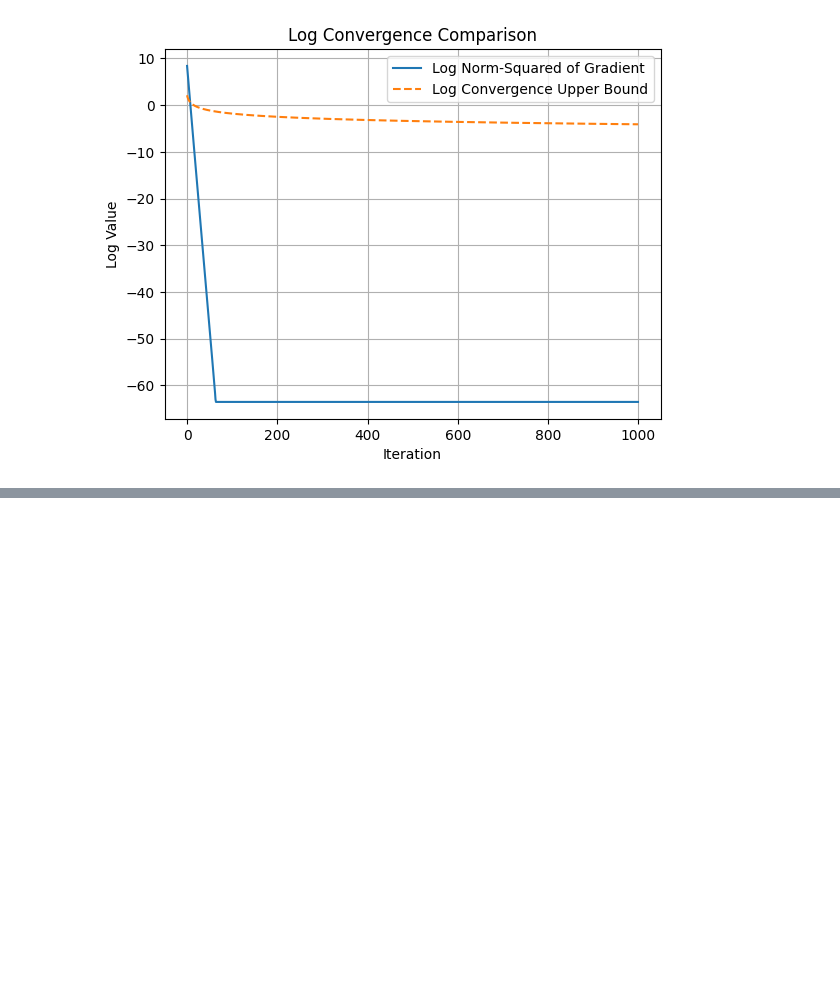
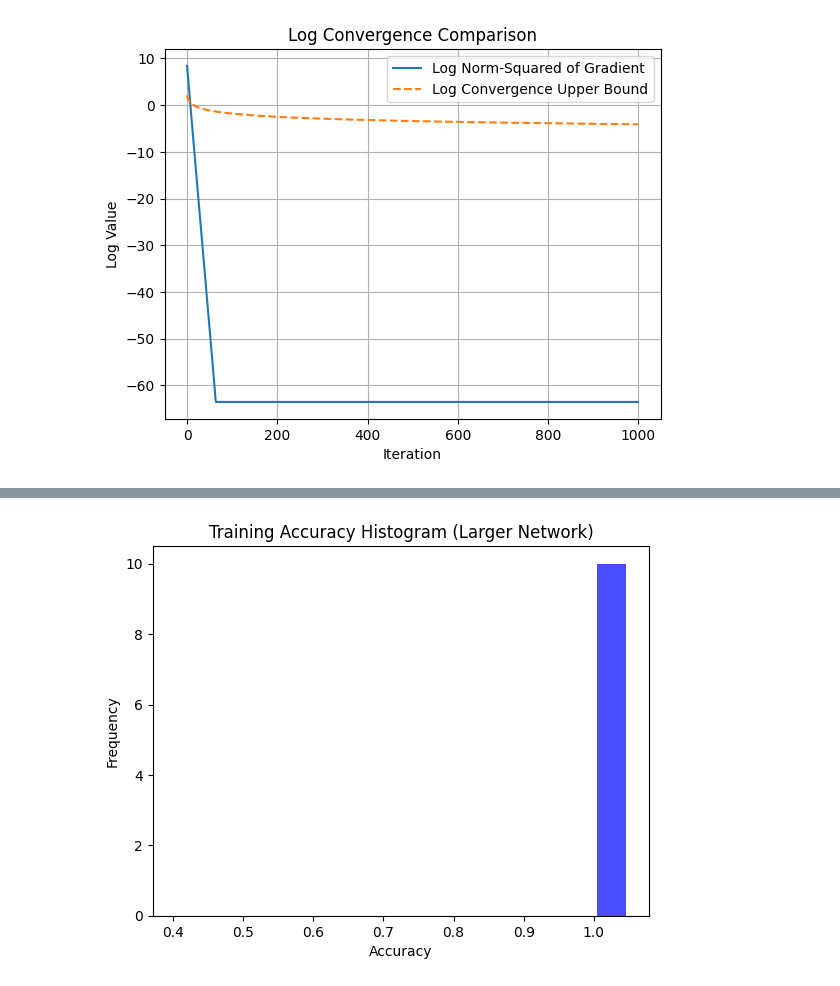
Before and after one commit to mukhsadr/assignments-data, a Jupyter notebook: HWA1.ipynb, the cells around one changed output, grey strips where cells are left out. Cells and saved outputs as stored; diff of their text form; code cells hidden in the pictures; blank space fills up the shorter version.

```diff
--- a/HWA1.ipynb
+++ b/HWA1.ipynb
@@ -132,0 +227,91 @@ plt.show()
+# %%
+import numpy as np
+import matplotlib.pyplot as plt
+from sklearn.model_selection import train_test_split
+from sklearn.metrics import accuracy_score
+
+# Load the dataset
+data = np.load('hw1_p2.npy', allow_pickle=True)
+X = data[:, :-1]
+y = data[:, -1]
+
+# Split dataset into training and test sets
+X_train, X_test, y_train, y_test = train_test_split(X, y, test_size=0.2, random_state=42)
+
+# Define MLP with a larger hidden layer (10 neurons)
+class MLP:
+    def __init__(self, input_size, hidden_size, output_size):
+        # Randomly initialize weights and biases
+        self.W1 = np.random.randn(input_size, hidden_size)
+        self.b1 = np.zeros(hidden_size)
+        self.W2 = np.random.randn(hidden_size, output_size)
+        self.b2 = np.zeros(output_size)
+
+    def sigmoid(self, z):
+        return 1 / (1 + np.exp(-z))
+
+    def sigmoid_derivative(self, z):
+        return self.sigmoid(z) * (1 - self.sigmoid(z))
+
+    def forward(self, X):
+        self.Z1 = np.dot(X, self.W1) + self.b1
+        self.A1 = self.sigmoid(self.Z1)
+        self.Z2 = np.dot(self.A1, self.W2) + self.b2
+        self.A2 = self.sigmoid(self.Z2)
+        return self.A2
+
+    def backward(self, X, y, output, learning_rate):
+        m = X.shape[0]
+        dZ2 = output - y
+        dW2 = np.dot(self.A1.T, dZ2) / m
+        db2 = np.sum(dZ2, axis=0) / m
+
+        dZ1 = np.dot(dZ2, self.W2.T) * self.sigmoid_derivative(self.Z1)
+        dW1 = np.dot(X.T, dZ1) / m
+        db1 = np.sum(dZ1, axis=0) / m
+
+        # Update weights and biases
+        self.W2 -= learning_rate * dW2
+        self.b2 -= learning_rate * db2
+        self.W1 -= learning_rate * dW1
+        self.b1 -= learning_rate * db1
+
+    def train(self, X, y, epochs, learning_rate):
+        for epoch in range(epochs):
+            output = self.forward(X)
+            self.backward(X, y, output, learning_rate)
+
+    def predict(self, X):
+        output = self.forward(X)
+        return np.round(output)
+
+# Experiment: Train larger network (hidden size = 10 neurons) for 10 runs
+hidden_size = 10
+input_size = X_train.shape[1]
+output_size = 1
+epochs = 1000
+learning_rate = 0.1
+
+accuracies = []
+for _ in range(10):
+    # Convert y to column vector
+    y_train_reshaped = y_train.reshape(-1, 1)
+    y_test_reshaped = y_test.reshape(-1, 1)
+
+    # Initialize and train MLP
+    mlp = MLP(input_size, hidden_size, output_size)
+    mlp.train(X_train, y_train_reshaped, epochs, learning_rate)
+
+    # Evaluate on test set
+    y_pred = mlp.predict(X_test)
+    acc = accuracy_score(y_test_reshaped, y_pred)
+    accuracies.append(acc)
+
+# Plot histogram of accuracies
+plt.hist(accuracies, bins=np.arange(0.4, 1.1, 0.05), color='blue', alpha=0.7, rwidth=0.85)
+plt.title("Training Accuracy Histogram (Larger Network)")
+plt.xlabel("Accuracy")
+plt.ylabel("Frequency")
+plt.show()
+# %% [output]
+[figure, added]
```
Also changed, not shown: parts of 17 cells of this notebook.
